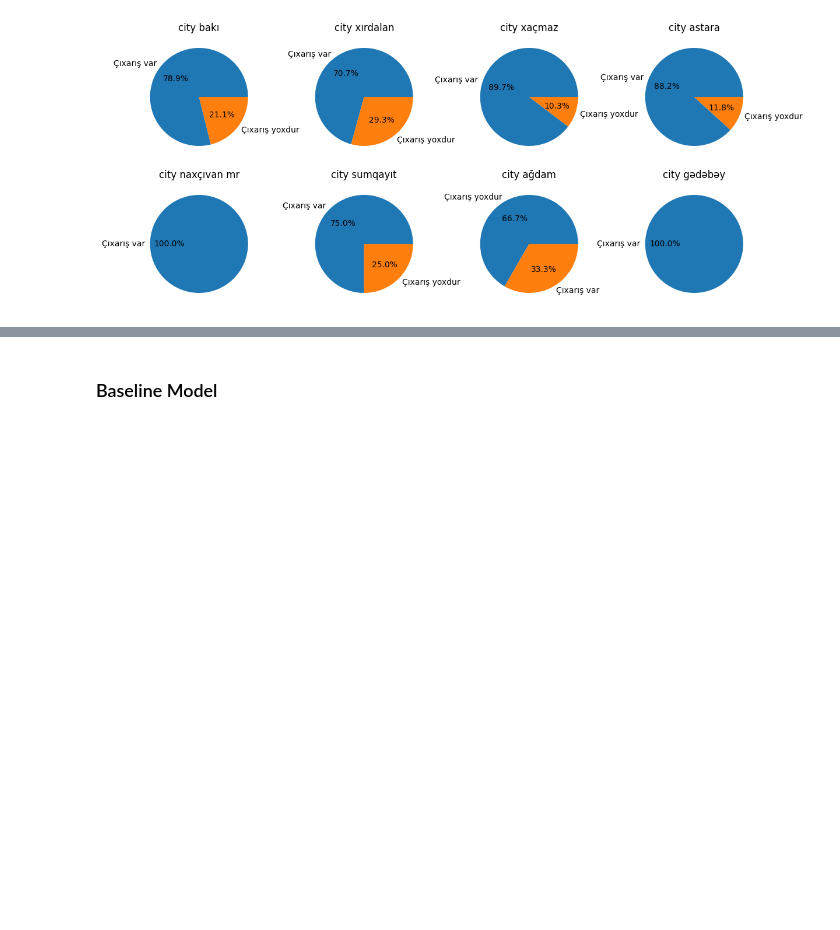
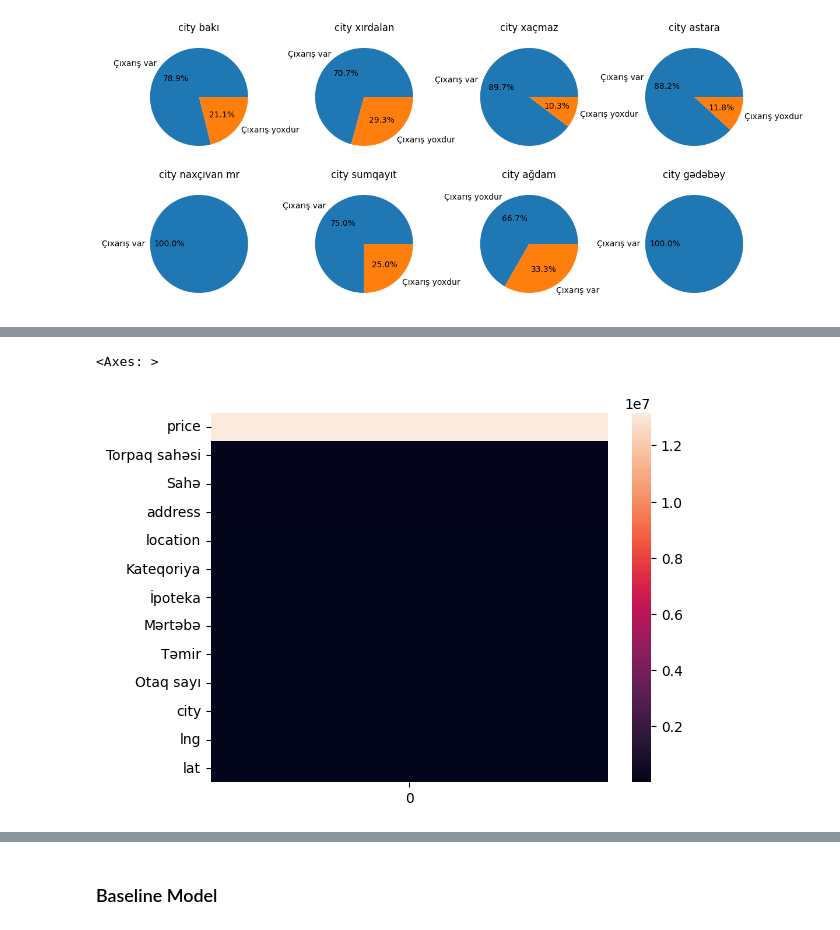
Before and after one commit to nzrv0/Machine-Learning, a Jupyter notebook: classification.ipynb, the cells around one changed output, grey strips where cells are left out. Drawn from its saved outputs; the diff is of its cells as text; code cells hidden in the pictures; blank space fills up the shorter version.

```diff
--- a/classification.ipynb
+++ b/classification.ipynb
@@ -189,0 +214,2 @@ for item in columns:
+# %%
+X, y = df_test.drop(columns=["Çıxarış"]), df["Çıxarış"]
@@ -189,0 +235,11 @@ for item in columns:
+# %%
+
+kbest = SelectKBest(score_func=chi2, k ="all")
+fit = kbest.fit(X, y)
+
+featureScores = pd.DataFrame(data=fit.scores_, index=list(X.columns))
+
+sns.heatmap(featureScores.sort_values(ascending=False, by=0))
+# %% [output]
+<Axes: >
+[figure, added]
```
Also changed, not shown: parts of 23 cells of this notebook, 2 other files.
